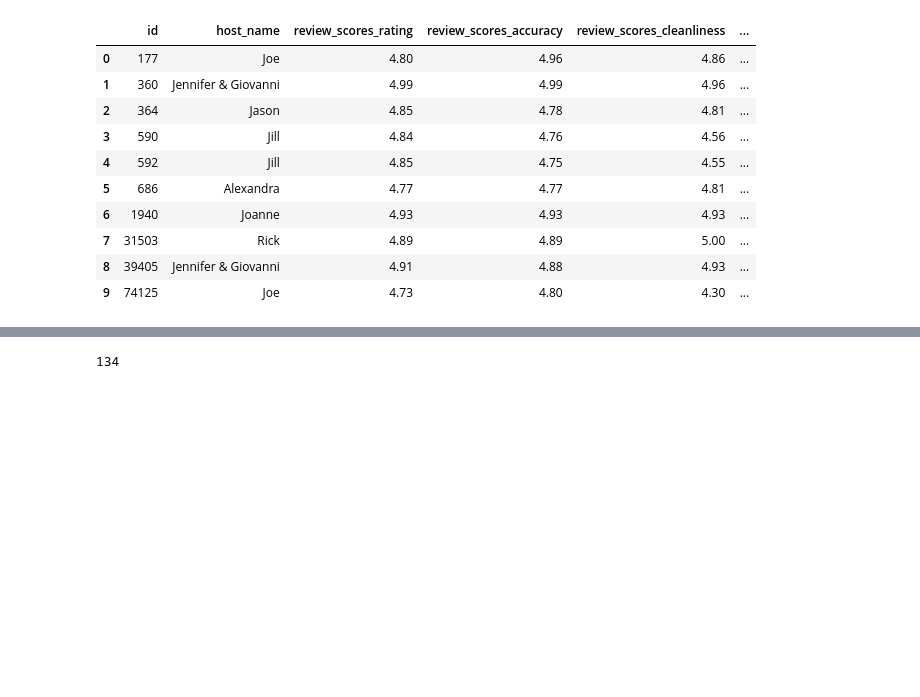
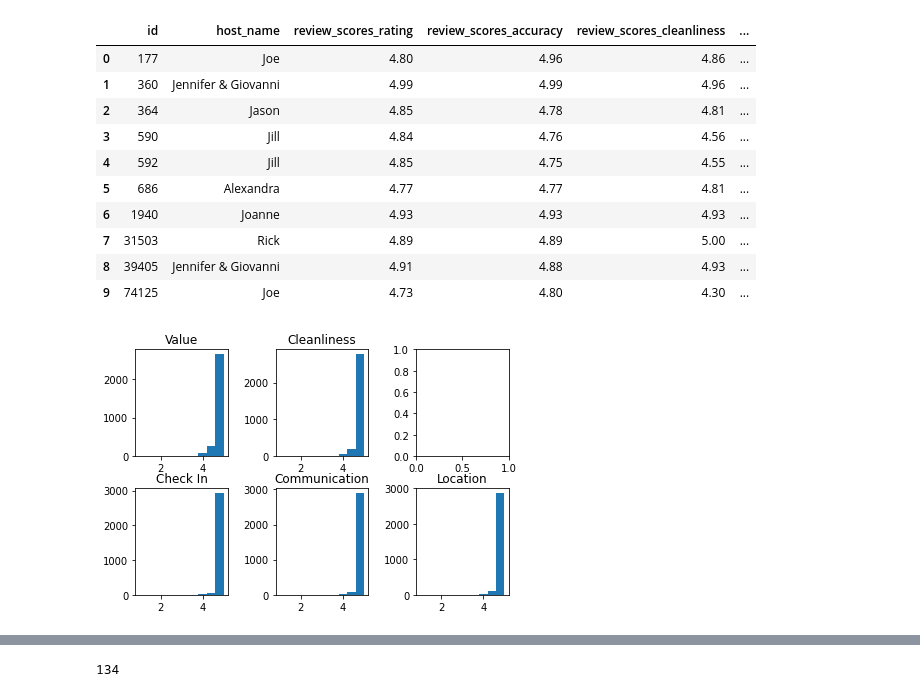
Before and after one commit to yobeze/AirBnb-Profit_Model, a Jupyter notebook: nlp_testing.ipynb, the cells around one changed output, grey strips where cells are left out. Saved outputs shown, nothing was run; the diff lists cells and outputs as text; code cells hidden in the pictures; blank space fills up the shorter version.

```diff
--- a/nlp_testing.ipynb
+++ b/nlp_testing.ipynb
@@ -25,6 +27,4 @@ host_filtered.head()
 | 4 | 592 | https://www.airbnb.com/rooms/592 | 20210722142814 | 2021-07-23 | private | This room is in the basement. It ... | NaN | ... |
 5 rows × 28 columns
 # %%
-# host_filtered.drop(['scrape_id', 'last_scraped', 'name', 'description', 'neighborhood_overview', 'picture_url', 'host_id', 'host_url', 'last_review'], axis = 1, inplace = True)
-host_filtered.drop(host_filtered.iloc[:, 10:], axis = 1, inplace = True)
-host_filtered.head()
+host_filtered.drop(['scrape_id', 'last_scraped', 'name', 'description', 'neighborhood_overview', 'picture_url', 'host_id', 'host_url', 'last_review'], axis = 1, inplace = True)
@@ -62,6 +65,25 @@ df_stars.head(10)
 | 7 | 31503 | Rick | 4.89 | 4.89 | 5.00 | ... |
 | 8 | 39405 | Jennifer & Giovanni | 4.91 | 4.88 | 4.93 | ... |
 | 9 | 74125 | Joe | 4.73 | 4.80 | 4.30 | ... |
+# %%
+import matplotlib.pyplot as plt
+
+fig, ax = plt.subplots(2, 3)
+fig.tight_layout()
+
+ax[0, 0].hist(df_stars["review_scores_value"]) #row=0, col=0
+ax[0, 0].set_title('Value')
+ax[1, 0].hist(df_stars["review_scores_checkin"]) #row=1, col=0
+ax[1, 0].set_title('Check In')
+ax[0, 1].hist(df_stars["review_scores_cleanliness"]) #row=0, col=1
+ax[0, 1].set_title('Cleanliness')
+ax[1, 1].hist(df_stars["review_scores_communication"]) #row=1, col=1
+ax[1, 1].set_title('Communication')
+ax[1, 2].hist(df_stars["review_scores_location"]) #row=1, col=2
+ax[1 ,2].set_title('Location')
+plt.show()
+# %% [output]
+[figure, added]
 # %%
 #plot score rating by loc
 #if host has multiple listings, take average
```
Also changed, not shown: parts of 80 cells of this notebook.
